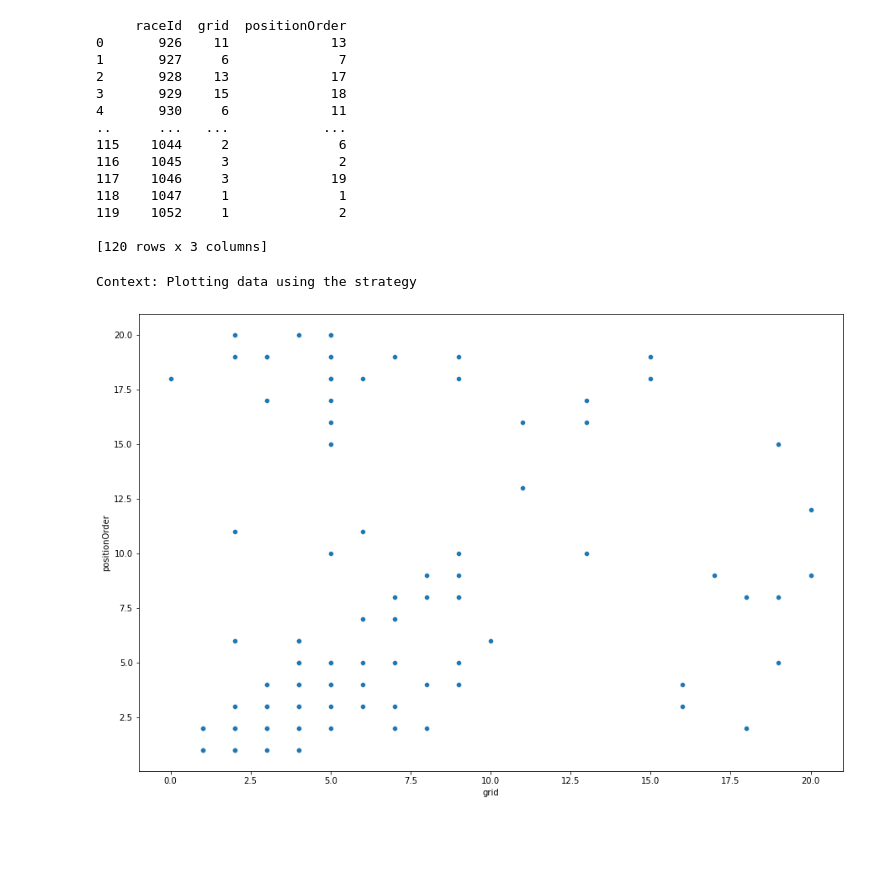
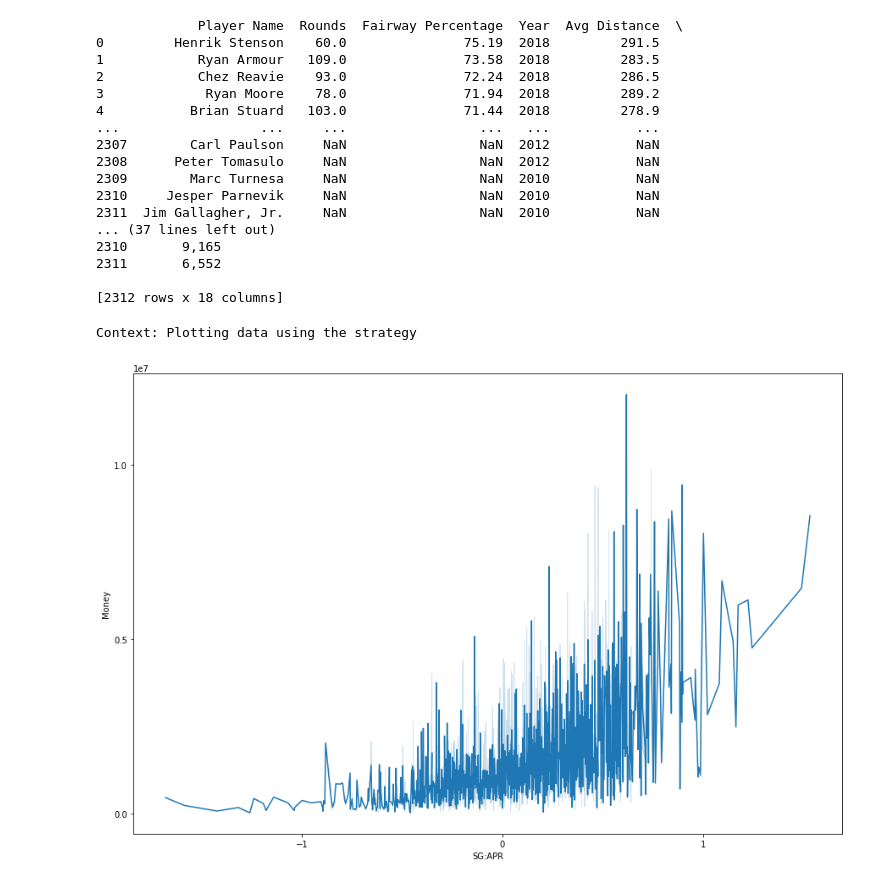
Before and after one commit to lassevad/data-visualization-framework, a Jupyter notebook: Framework.ipynb, the cells around one changed output. Saved outputs shown, nothing was run; the diff lists cells and outputs as text; code cells hidden in the pictures; blank space fills up the shorter version.

Commit message:
vettel and binsize

```diff
--- a/Framework.ipynb
+++ b/Framework.ipynb
@@ -9,23 +10,27 @@ import seaborn as sns
 # %%
 df = pd.read_csv("pgaTourData.csv")
-df1 = pd.read_csv("f1.csv")
-print(df1)
+df["Wins"] = df["Wins"].fillna(0)
+df1 = pd.read_csv("vettel.csv")
+print(df)
 plt.rcParams["figure.figsize"] = (15, 10)
 # %% [output]
-     raceId  grid  positionOrder
-0       926    11             13
-1       927     6              7
-2       928    13             17
-3       929    15             18
-4       930     6             11
-..      ...   ...            ...
-115    1044     2              6
-116    1045     3              2
-117    1046     3             19
-118    1047     1              1
-119    1052     1              2
+             Player Name  Rounds  Fairway Percentage  Year  Avg Distance  \
+0         Henrik Stenson    60.0               75.19  2018         291.5
+1            Ryan Armour   109.0               73.58  2018         283.5
+2            Chez Reavie    93.0               72.24  2018         286.5
+3             Ryan Moore    78.0               71.94  2018         289.2
+4           Brian Stuard   103.0               71.44  2018         278.9
+...                  ...     ...                 ...   ...           ...
+2307        Carl Paulson     NaN                 NaN  2012           NaN
+2308      Peter Tomasulo     NaN                 NaN  2012           NaN
+2309        Marc Turnesa     NaN                 NaN  2010           NaN
+2310     Jesper Parnevik     NaN                 NaN  2010           NaN
+2311  Jim Gallagher, Jr.     NaN                 NaN  2010           NaN
+... (37 lines left out)
+2310       9,165
+2311       6,552
 
-[120 rows x 3 columns]
+[2312 rows x 18 columns]
 # %%
 import seaborn as sns
 
@@ -78,37 +83,49 @@ class Context():
             self.getDataFrame()[group]).aggregate(ag_func)
         self.setDataFrame(newDf)
 
     def headN(self, N):
         self.setDataFrame(self.getDataFrame().head(N))
 
+    def setNoBins(self, x, y):
+        pyplot.locator_params(axis='y', nbins=y)
+        pyplot.locator_params(axis='x', nbins=x)
+
 
 class ScatterStrategy(PlotStrategy):
     def plot(self, col1, col2, df, h):
         return sns.scatterplot(x=col1, y=col2, data=df, hue=h, size=h, sizes=(30, 200))
-    #fit_reg=True, scatter_kws={"s": 10}, line_kws={'color': 'red'},
 
+class ScatterRegStrategy(PlotStrategy):
+    def plot(self, col1, col2, df, h):
+        return sns.regplot(x=col1, y=col2, data=df, fit_reg=True, line_kws={'color': 'red'}).set(xlim=(0,21))
 
 class LineStrategy(PlotStrategy):
     def plot(self, col1, col2, df, h):
-        return sns.lineplot(x=col1, y=col2, data=df, hue=h)
+        return sns.lineplot(x=col1, y=col2, data=df, hue=h, size=h)
 
 
 class BarStrategy(PlotStrategy):
     def plot(self, col1, col2, df, h):
         return sns.catplot(data=df, kind="bar", x=col1, y=col2, hue=h)
 
 
 if __name__ == "__main__":
 
-    #pga = Context(ScatterStrategy(), df)
-    f1 = Context(ScatterStrategy(), df1)
+
     #pga.removeCharFromColumn(',', "Money")
     #pga.removeCharFromColumn('$', "Money")
     #pga.convertToFloat("Money")
     #pga.removeCharFromColumn(',', "Points")
     #pga.convertToFloat("Points")
-    #pga.plot("SG:APR", "Money")
-    f1.plot("grid", "positionOrder")
+
+    pga = Context(LineStrategy(), df)
+    pga.setNoBins(3, 3)
+    pga.plot("SG:APR", "Money")
+
+
+    #df1 = pd.read_csv("vettel.csv")
+    #f1 = Context(ScatterRegStrategy(), df1)
+    #f1.plot("grid", "position")
 # %% [output]
 Context: Plotting data using the strategy
-[figure, old version]
+[figure, new version]
```
Also changed, not shown: parts of 1 cell of this notebook, 3 other files.
